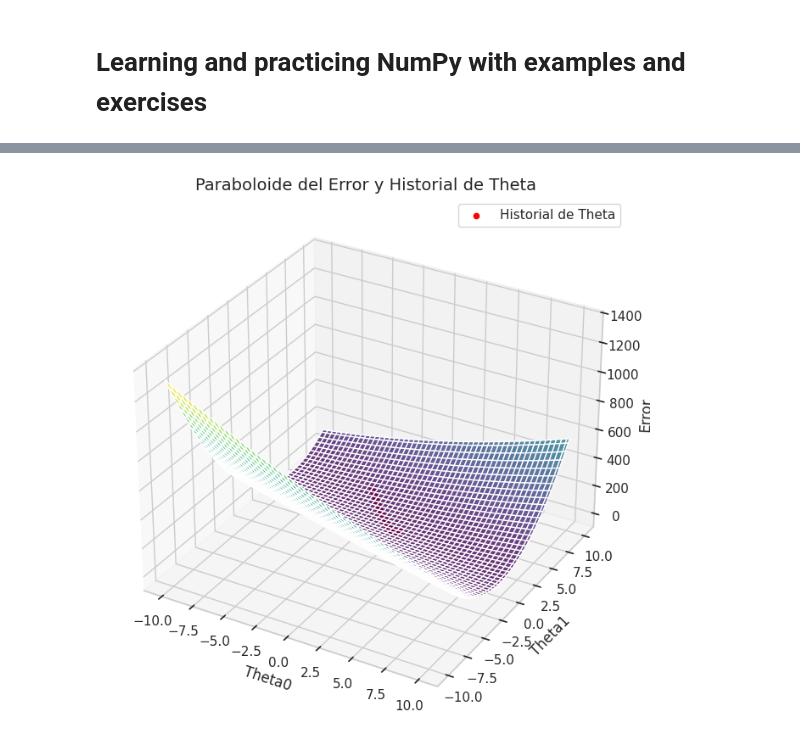
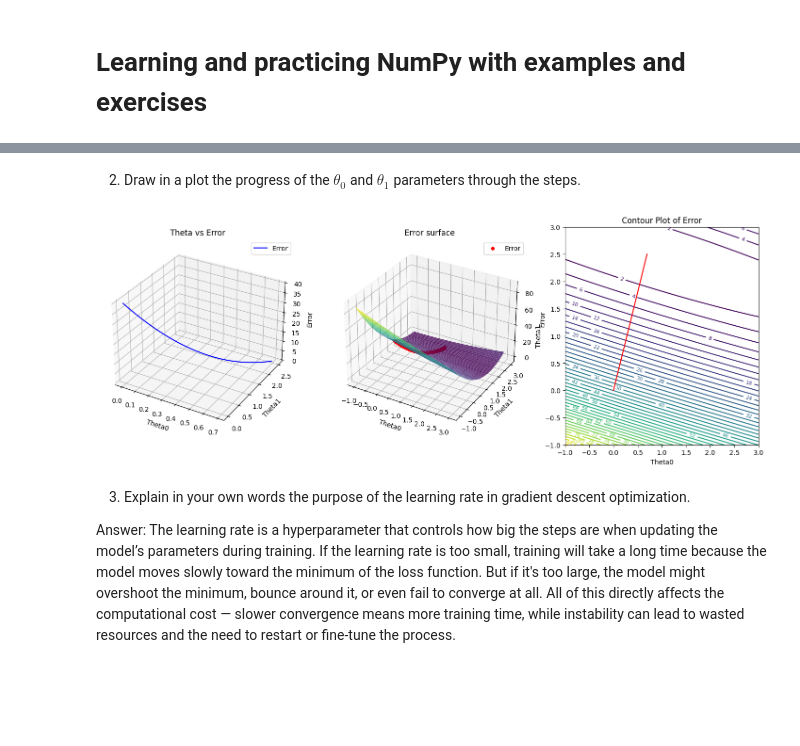
Before and after one commit to undelapaz-rnap-2025I/ejercicios-y-ejemplos-con-numpy-cristianvo74, a Jupyter notebook: rnap_2024_II_exercises_and_examples_numpy.ipynb, the cells around one changed output, grey strips where cells are left out. Drawn from its saved outputs; the diff is of its cells as text; code cells hidden in the pictures; blank space fills up the shorter version.

```diff
--- a/rnap_2024_II_exercises_and_examples_numpy.ipynb
+++ b/rnap_2024_II_exercises_and_examples_numpy.ipynb
@@ -123,37 +184,55 @@ plt.show()
+# %% [markdown]
+
+2. Draw in a plot the progress of the $ \theta_0 $ and $ \theta_1 $ parameters through the steps.
 # %%
-# Crear una cuadrícula de valores para theta0 y theta1
-theta0_vals = np.linspace(-10, 10, 100)
-theta1_vals = np.linspace(-10, 10, 100)
+
+theta_history = np.array(theta_history)
+
+theta0_vals = np.linspace(-1, 3, 100)
+theta1_vals = np.linspace(-1, 3, 100)
 theta0_grid, theta1_grid = np.meshgrid(theta0_vals, theta1_vals)
 
-# Calcular el error para cada combinación de theta0 y theta1
 error_grid = np.zeros_like(theta0_grid)
 m = len(y)
 
 for i in range(theta0_grid.shape[0]):
     for j in range(theta0_grid.shape[1]):
         theta_temp = np.array([theta0_grid[i, j], theta1_grid[i, j]]).reshape(2, 1)
         error_grid[i, j] = ((X @ theta_temp - y).T @ (X @ theta_temp - y)).item() / (2 * m)
 
-# Crear el gráfico 3D
-fig = plt.figure(figsize=(12, 8))
-ax = fig.add_subplot(111, projection='3d')
+# Crear el subplot 1x3
+fig = plt.figure(figsize=(18, 6))
 
-# Graficar el paraboloide del error
-ax.plot_surface(theta0_grid, theta1_grid, error_grid, cmap='viridis', alpha=0.8)
+# Theta vs Error
+ax1 = fig.add_subplot(131, projection='3d')
+ax1.plot(theta_history[:, 0], theta_history[:, 1], error_history, label='Error', color='blue')
+ax1.set_title('Theta vs Error', fontsize=12)
+ax1.set_xlabel('Theta0', fontsize=10)
+ax1.set_ylabel('Theta1', fontsize=10)
+ax1.set_zlabel('Error', fontsize=10)
+ax1.legend()
 
-# Añadir el historial de theta y error
-theta_history = np.array(theta_history)
-ax.scatter(theta_history[:, 0], theta_history[:, 1], error_history, color='red', label='Historial de Theta')
+# Error surface
+ax2 = fig.add_subplot(132, projection='3d')
+ax2.plot_surface(theta0_grid, theta1_grid, error_grid, cmap='viridis', alpha=0.8)
+ax2.scatter(theta_history[:, 0], theta_history[:, 1], error_history, color='red', label='Error')
+ax2.set_title('Error surface', fontsize=12)
+ax2.set_xlabel('Theta0', fontsize=10)
+ax2.set_ylabel('Theta1', fontsize=10)
+ax2.set_zlabel('Error', fontsize=10)
+ax2.legend()
 
-# Etiquetas y título
-ax.set_title('Paraboloide del Error y Historial de Theta', fontsize=14)
-ax.set_xlabel('Theta0', fontsize=12)
-ax.set_ylabel('Theta1', fontsize=12)
-ax.set_zlabel('Error', fontsize=12)
+# Contour Plot
+ax3 = fig.add_subplot(133)
+cs = ax3.contour(theta0_grid, theta1_grid, error_grid, levels=50)
+ax3.plot(theta_history[:, 0], theta_history[:, 1], color='red')
+ax3.clabel(cs, inline=True, fontsize=8)
+ax3.set_title('Contour Plot of Error', fontsize=12)
+ax3.set_xlabel('Theta0', fontsize=10)
+ax3.set_ylabel('Theta1', fontsize=10)
 
-# Mostrar leyenda y gráfico
-ax.legend()
+# Ajustar el espacio entre los subplots
+plt.tight_layout()
 plt.show()
 # %% [output]
-[figure, old version]
+[figure, new version]
@@ -165,0 +239,5 @@ plt.show()
+# %% [markdown]
+3. Explain in your own words the purpose of the learning rate in gradient
+ descent optimization.
+
+ Answer: The learning rate is a hyperparameter that controls how big the steps are when updating the model’s parameters during training. If the learning rate is too small, training will take a long time because the model moves slowly toward the minimum of the loss function. But if it's too large, the model might overshoot the minimum, bounce around it, or even fail to converge at all. All of this directly affects the computational cost — slower convergence means more training time, while instability can lead to wasted resources and the need to restart or fine-tune the process.
```
Also changed, not shown: parts of 16 cells of this notebook.
